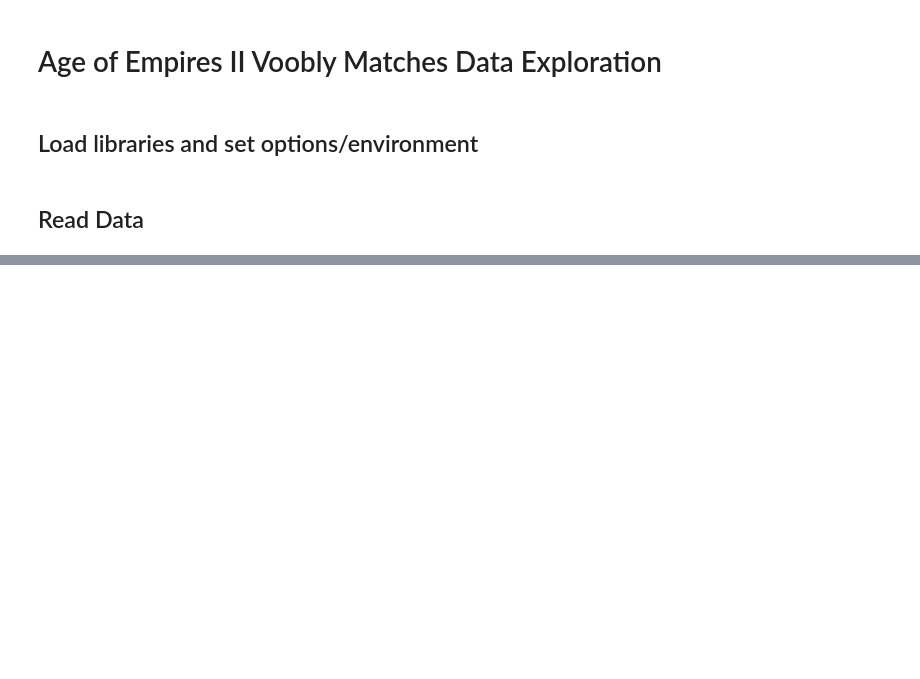
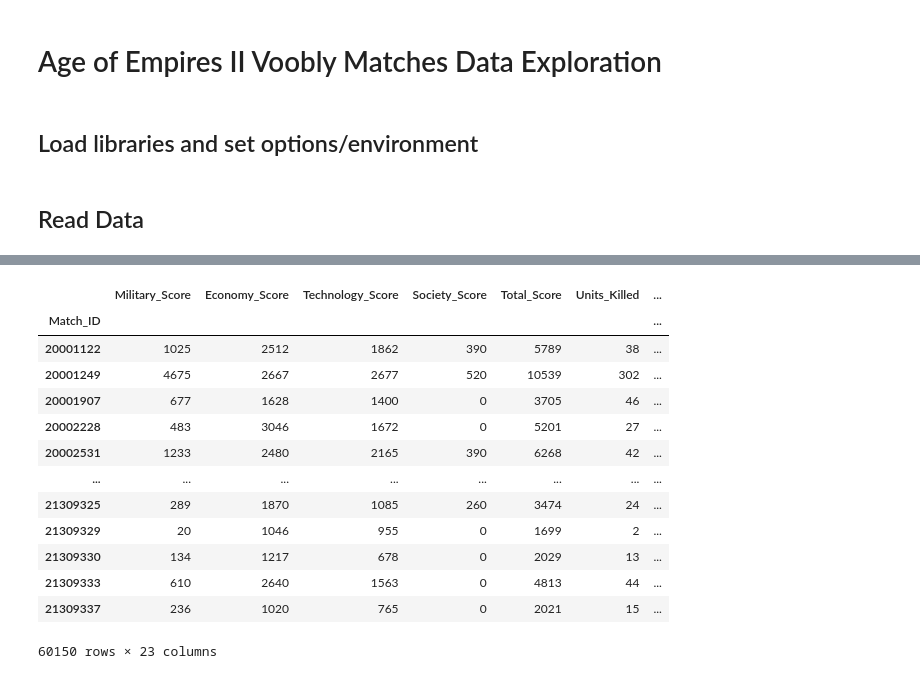
Before and after one commit to InspectorFowler/AgeofEmpires2_Voobly, a Jupyter notebook: src/Mining/Data_mining.ipynb, the cells around one changed output, grey strips where cells are left out. Drawn from its saved outputs; the diff is of its cells as text; code cells hidden in the pictures; blank space fills up the shorter version.

```diff
--- a/src/Mining/Data_mining.ipynb
+++ b/src/Mining/Data_mining.ipynb
@@ -64,0 +75,25 @@ Length: 30, dtype: object
+# %%
+match_data_max = (match_data
+                  .groupby(['Match_ID'])['Military_Score','Economy_Score','Technology_Score','Society_Score','Total_Score',
+                                         'Units_Killed','Units_Lost','Buildings_Razed','Buildings_Lost','Units_Converted',
+                                         'Food','Wood','Stone','Gold',
+                                         'Map_Explored','Research_Count','Research_Percent',
+                                         'Total_Wonders','Total_Castles','Relics_Captured','Relic_Gold','Villager_High',
+                                         'Player_Rating'].max())
+# %%
+match_data_max
+# %% [output]
+|  | Military_Score | Economy_Score | Technology_Score | Society_Score | Total_Score | Units_Killed | ... |
+| Match_ID |  |  |  |  |  |  | ... |
+| 20001122 | 1025 | 2512 | 1862 | 390 | 5789 | 38 | ... |
+| 20001249 | 4675 | 2667 | 2677 | 520 | 10539 | 302 | ... |
+| 20001907 | 677 | 1628 | 1400 | 0 | 3705 | 46 | ... |
+| 20002228 | 483 | 3046 | 1672 | 0 | 5201 | 27 | ... |
+| 20002531 | 1233 | 2480 | 2165 | 390 | 6268 | 42 | ... |
+| ... | ... | ... | ... | ... | ... | ... | ... |
+| 21309325 | 289 | 1870 | 1085 | 260 | 3474 | 24 | ... |
+| 21309329 | 20 | 1046 | 955 | 0 | 1699 | 2 | ... |
+| 21309330 | 134 | 1217 | 678 | 0 | 2029 | 13 | ... |
+| 21309333 | 610 | 2640 | 1563 | 0 | 4813 | 44 | ... |
+| 21309337 | 236 | 1020 | 765 | 0 | 2021 | 15 | ... |
+60150 rows × 23 columns
```
Also changed, not shown: parts of 6 cells of this notebook.
